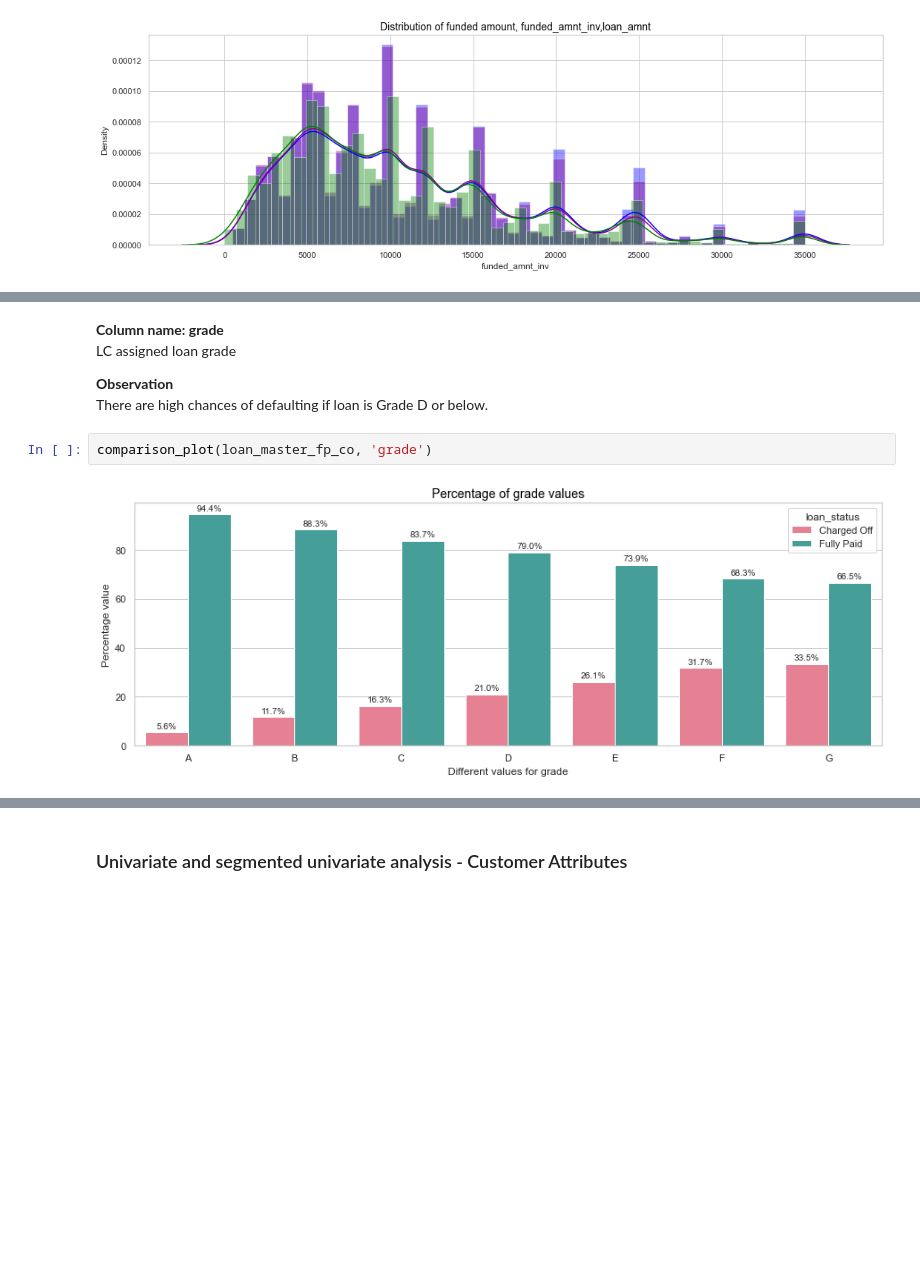
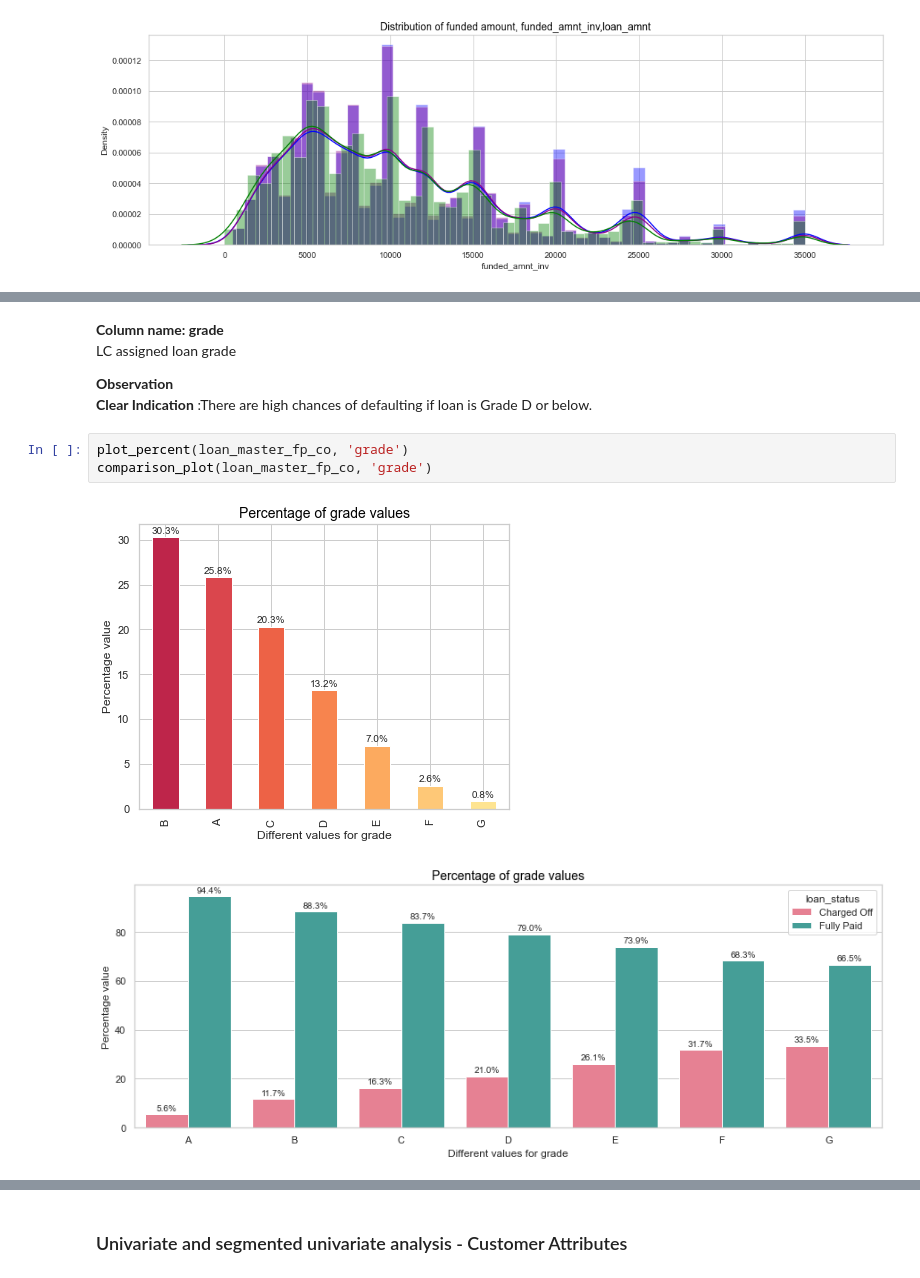
Before and after one commit to Utkarsh4610/LendingClub, a Jupyter notebook: LendingClubCaseStudy.ipynb, the cells around one changed output, grey strips where cells are left out. Drawn from its saved outputs; the diff is of its cells as text; blank space fills up the shorter version.

```diff
--- a/LendingClubCaseStudy.ipynb
+++ b/LendingClubCaseStudy.ipynb
@@ -568,11 +639,13 @@ comparison_plot(loan_master_fp_co, 'term')
 LC assigned loan grade<br>
 
 **Observation** <br>
-There are high chances of defaulting if loan is Grade D or below.
+**Clear Indication** :There are high chances of defaulting if loan is Grade D or below.
-# %%
-comparison_plot(loan_master_fp_co, 'grade')
-# %% [output]
-[figure, removed]
+# %%
+plot_percent(loan_master_fp_co, 'grade')
+comparison_plot(loan_master_fp_co, 'grade')
+# %% [output]
+[figure, added]
+[figure, added]
 # %% [markdown]
 **Column name: purpose** <br>
 Purpose of loan<br>
```
Also changed, not shown: parts of 44 cells of this notebook.
